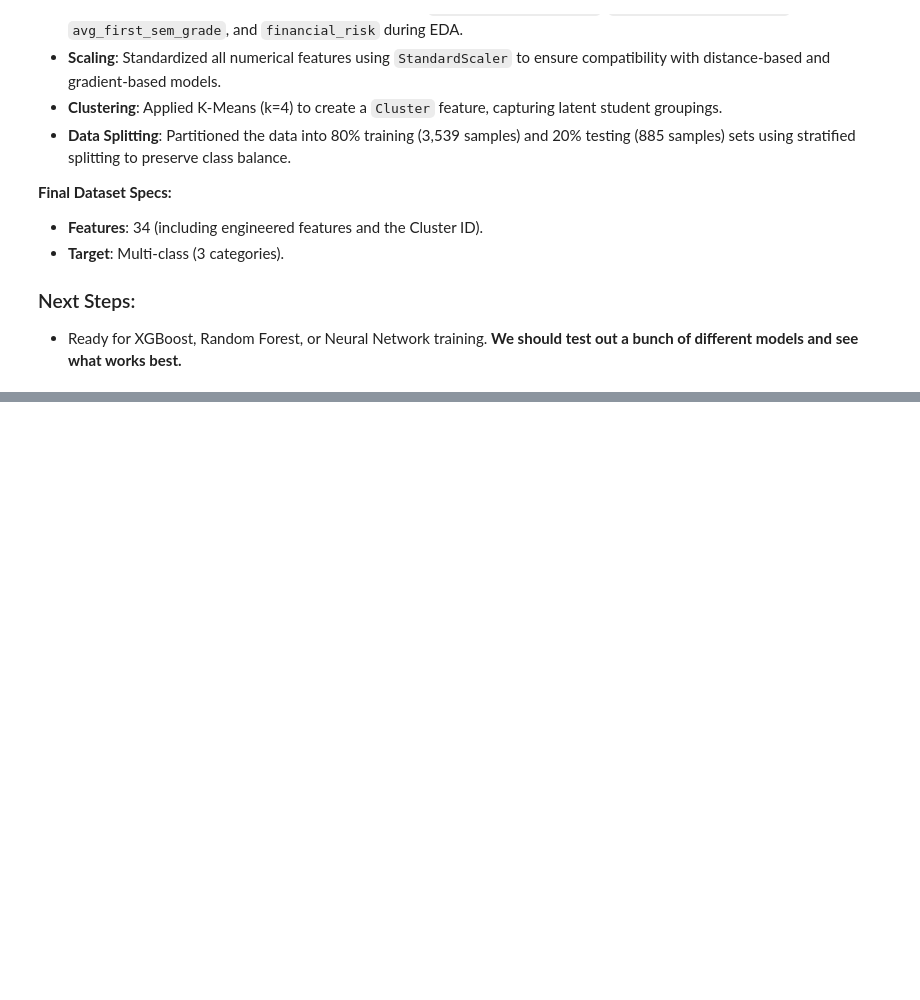
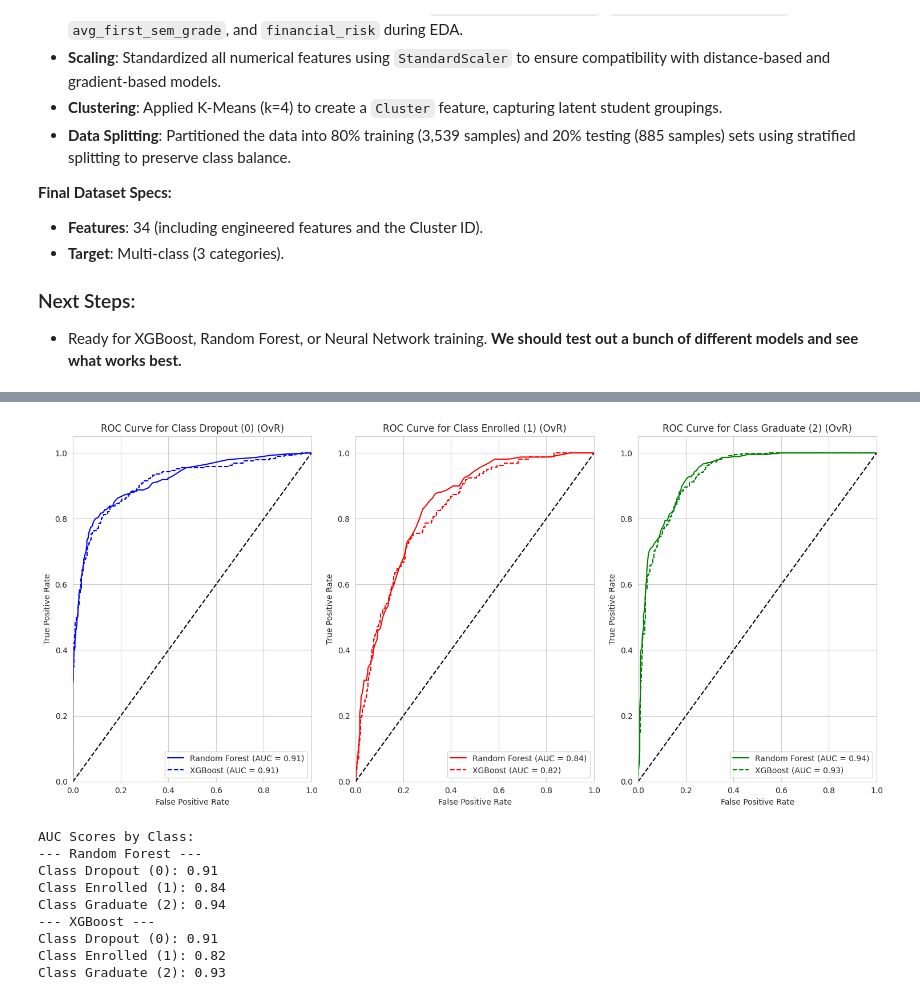
Before and after one commit to Hmcg23/student_dropout_project, a Jupyter notebook: iX_DS_Project.ipynb, the cells around one changed output, grey strips where cells are left out. Cells and saved outputs as stored; diff of their text form; code cells hidden in the pictures; blank space fills up the shorter version.

```diff
--- a/iX_DS_Project.ipynb
+++ b/iX_DS_Project.ipynb
@@ -597,0 +1032,74 @@ The dataset has been successfully prepared for the Model Selection and Training
+# %%
+import matplotlib.pyplot as plt
+from sklearn.metrics import roc_curve, auc
+from sklearn.preprocessing import label_binarize
+import numpy as np
+
+# Get predicted probabilities for Random Forest and XGBoost
+y_pred_proba_rf = rf_model.predict_proba(X_test)
+y_pred_proba_xgb = xgb_model.predict_proba(X_test)
+
+# Binarize the true labels for OvR ROC calculation
+y_test_binarized = label_binarize(y_test, classes=[0, 1, 2])
+n_classes = y_test_binarized.shape[1]
+
+# Prepare to store FPR, TPR, and AUC for each class and model
+roc_data = {
+    'Random Forest': {'fpr': {}, 'tpr': {}, 'auc': {}},
+    'XGBoost': {'fpr': {}, 'tpr': {}, 'auc': {}}
+}
+
+model_probs = {
+    'Random Forest': y_pred_proba_rf,
+    'XGBoost': y_pred_proba_xgb
+}
+
+# Calculate ROC curve and AUC for each class for both models
+for model_name, y_pred_proba in model_probs.items():
+    for i in range(n_classes):
+        fpr, tpr, _ = roc_curve(y_test_binarized[:, i], y_pred_proba[:, i])
+        roc_auc = auc(fpr, tpr)
+        roc_data[model_name]['fpr'][i] = fpr
+        roc_data[model_name]['tpr'][i] = tpr
+        roc_data[model_name]['auc'][i] = roc_auc
+
+# Plotting ROC curves
+plt.figure(figsize=(15, 7))
+class_labels = ['Dropout (0)', 'Enrolled (1)', 'Graduate (2)']
+colors = ['blue', 'red', 'green']
+linestyles = ['-', '--']
+
+for i in range(n_classes):
+    plt.subplot(1, n_classes, i + 1)
+    for j, (model_name, data) in enumerate(roc_data.items()):
+        plt.plot(data['fpr'][i], data['tpr'][i], color=colors[i], linestyle=linestyles[j],
+                 label=f'{model_name} (AUC = {data["auc"][i]:.2f})')
+    plt.plot([0, 1], [0, 1], 'k--') # Random guess line
+    plt.xlim([0.0, 1.0])
+    plt.ylim([0.0, 1.05])
+    plt.xlabel('False Positive Rate')
+    plt.ylabel('True Positive Rate')
+    plt.title(f'ROC Curve for Class {class_labels[i]} (OvR)')
+    plt.legend(loc='lower right')
+    plt.grid(True)
+
+plt.tight_layout()
+plt.show()
+
+# Print AUC scores
+print("\nAUC Scores by Class:")
+for model_name, data in roc_data.items():
+    print(f"--- {model_name} ---")
+    for i in range(n_classes):
+        print(f"Class {class_labels[i]}: {data['auc'][i]:.2f}")
+# %% [output]
+[figure, added]
+AUC Scores by Class:
+--- Random Forest ---
+Class Dropout (0): 0.91
+Class Enrolled (1): 0.84
+Class Graduate (2): 0.94
+--- XGBoost ---
+Class Dropout (0): 0.91
+Class Enrolled (1): 0.82
+Class Graduate (2): 0.93
```
Also changed, not shown: parts of 107 cells of this notebook.
